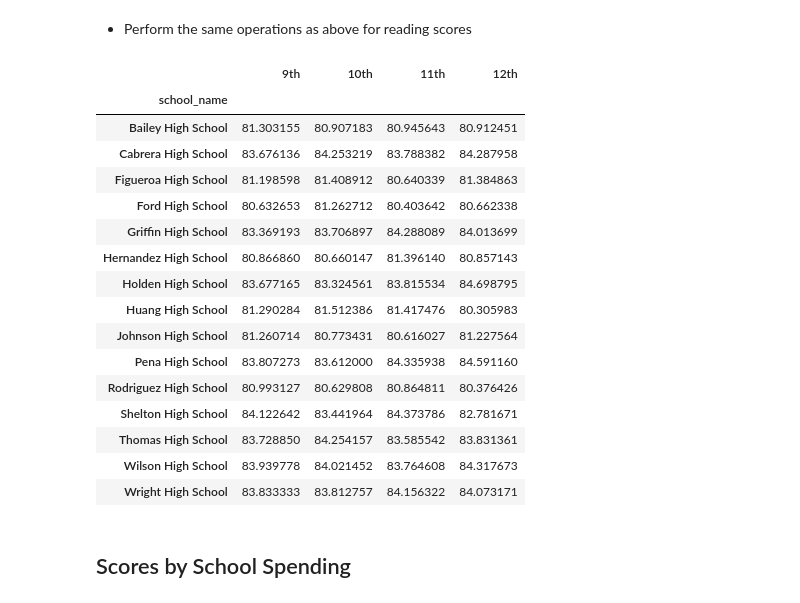
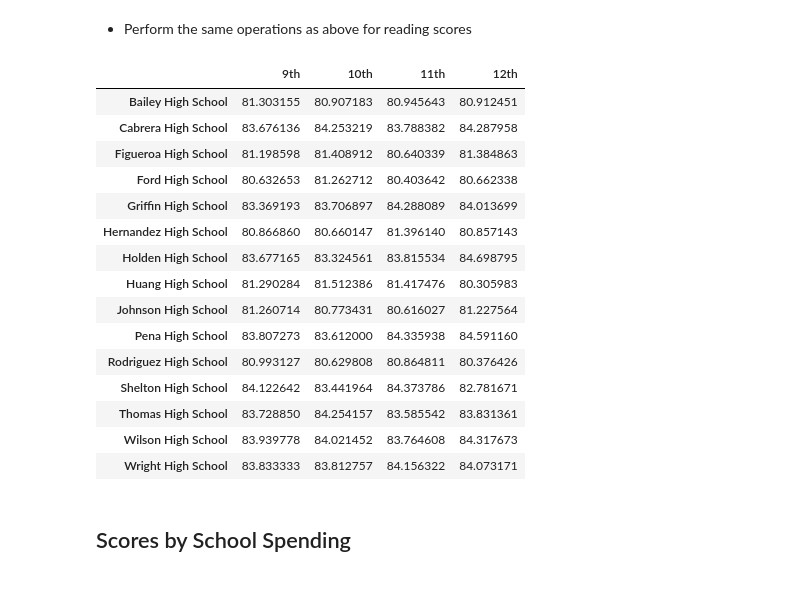
Before and after one commit to tebohl/Pandas-School-Analysis, a Jupyter notebook: PyCitySchools/PyCitySchools.ipynb, the cells around one changed output. Cells and saved outputs as stored; diff of their text form; code cells hidden in the pictures.

```diff
--- a/PyCitySchools/PyCitySchools.ipynb
+++ b/PyCitySchools/PyCitySchools.ipynb
@@ -232,17 +234,17 @@ math_score_df
 # %%
 #group series by school using the series we made in the previous data frame and find average reading score
 ninth_avg_reading_score= ninth_graders.groupby("school_name")["reading_score"].mean()
 tenth_avg_reading_score= tenth_graders.groupby("school_name")["reading_score"].mean()
 eleventh_avg_reading_score= eleventh_graders.groupby("school_name")["reading_score"].mean()
 twelfth_avg_reading_score= twelfth_graders.groupby("school_name")["reading_score"].mean()
 
 #create data frame with average math scores by grade
 reading_score_df= pd.DataFrame({"9th": ninth_avg_reading_score, "10th": tenth_avg_reading_score,
                              "11th": eleventh_avg_reading_score, "12th": twelfth_avg_reading_score})
+reading_score_df.index.name = None
 reading_score_df
 # %% [output]
 |  | 9th | 10th | 11th | 12th |
-| school_name |  |  |  |  |
 | Bailey High School | 81.303155 | 80.907183 | 80.945643 | 80.912451 |
 | Cabrera High School | 83.676136 | 84.253219 | 83.788382 | 84.287958 |
 | Figueroa High School | 81.198598 | 81.408912 | 80.640339 | 81.384863 |
```
Also changed, not shown: parts of 6 cells of this notebook.
